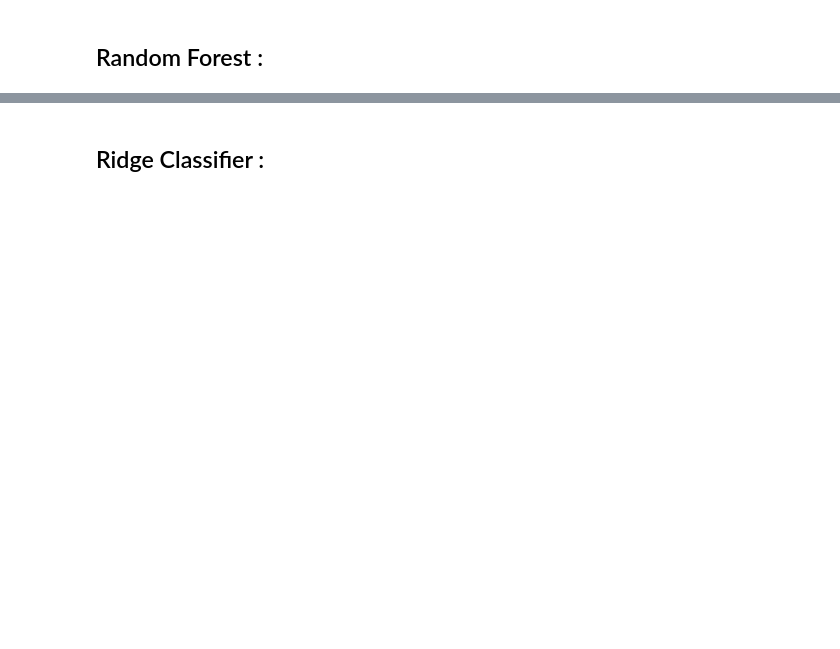
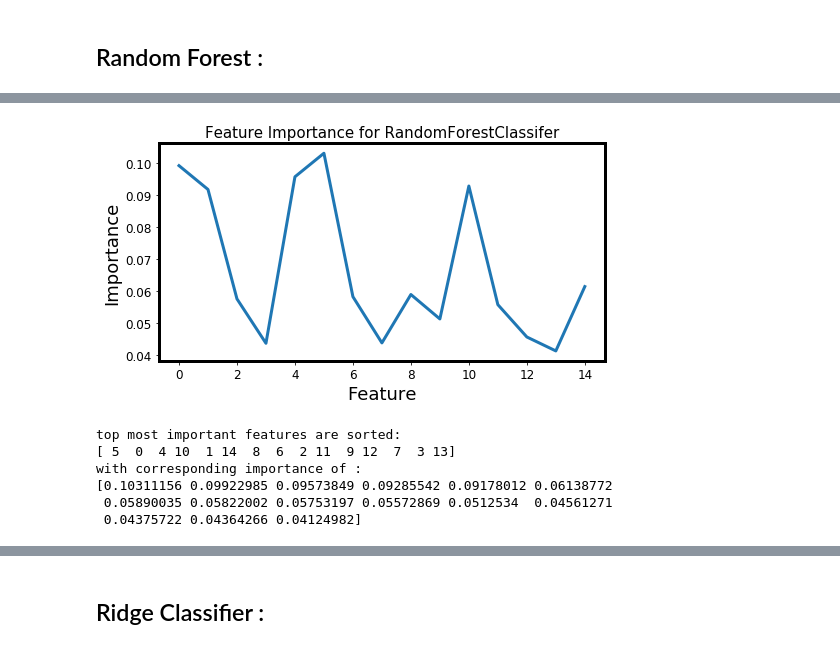
Before and after one commit to sraeisi/MLP19-QML_group, a Jupyter notebook: Data/code.ipynb, the cells around one changed output, grey strips where cells are left out. Cells and saved outputs as stored; diff of their text form; code cells hidden in the pictures; blank space fills up the shorter version.

```diff
--- a/Data/code.ipynb
+++ b/Data/code.ipynb
@@ -505,0 +534,22 @@ std   0.684527    0.005594    0.010315          0.0
+# %%
+plt_title = 'Feature Importance for RandomForestClassifer'
+x_label = 'Feature'
+y_label = 'Importance'
+fig = plt.figure()
+ax = fig.add_subplot(111,xlabel=x_label, ylabel = y_label, title = plt_title)
+
+ax.plot(  rdm_fo.feature_importances_  )
+plt.show()
+# %% [output]
+[figure, added]
+# %%
+argss=np.argsort(rdm_fo.feature_importances_)[::-1]
+print('top most important features are sorted:\n'+str(argss))
+print('with corresponding importance of :\n'+str(rdm_fo.feature_importances_[argss]))
+# %% [output]
+top most important features are sorted:
+[ 5  0  4 10  1 14  8  6  2 11  9 12  7  3 13]
+with corresponding importance of :
+[0.10311156 0.09922985 0.09573849 0.09285542 0.09178012 0.06138772
+ 0.05890035 0.05822002 0.05753197 0.05572869 0.0512534  0.04561271
+ 0.04375722 0.04364266 0.04124982]
```
Also changed, not shown: parts of 53 cells of this notebook.
